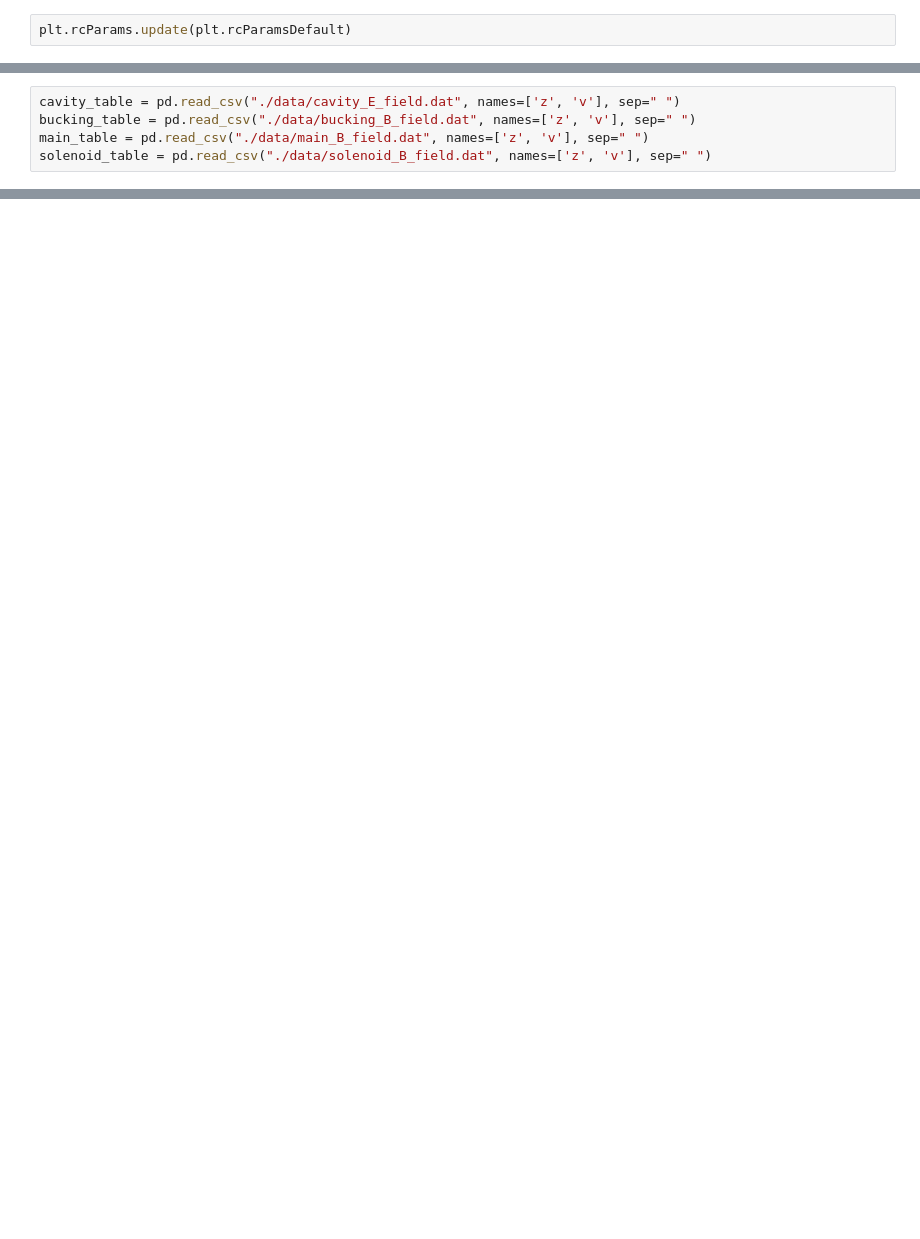
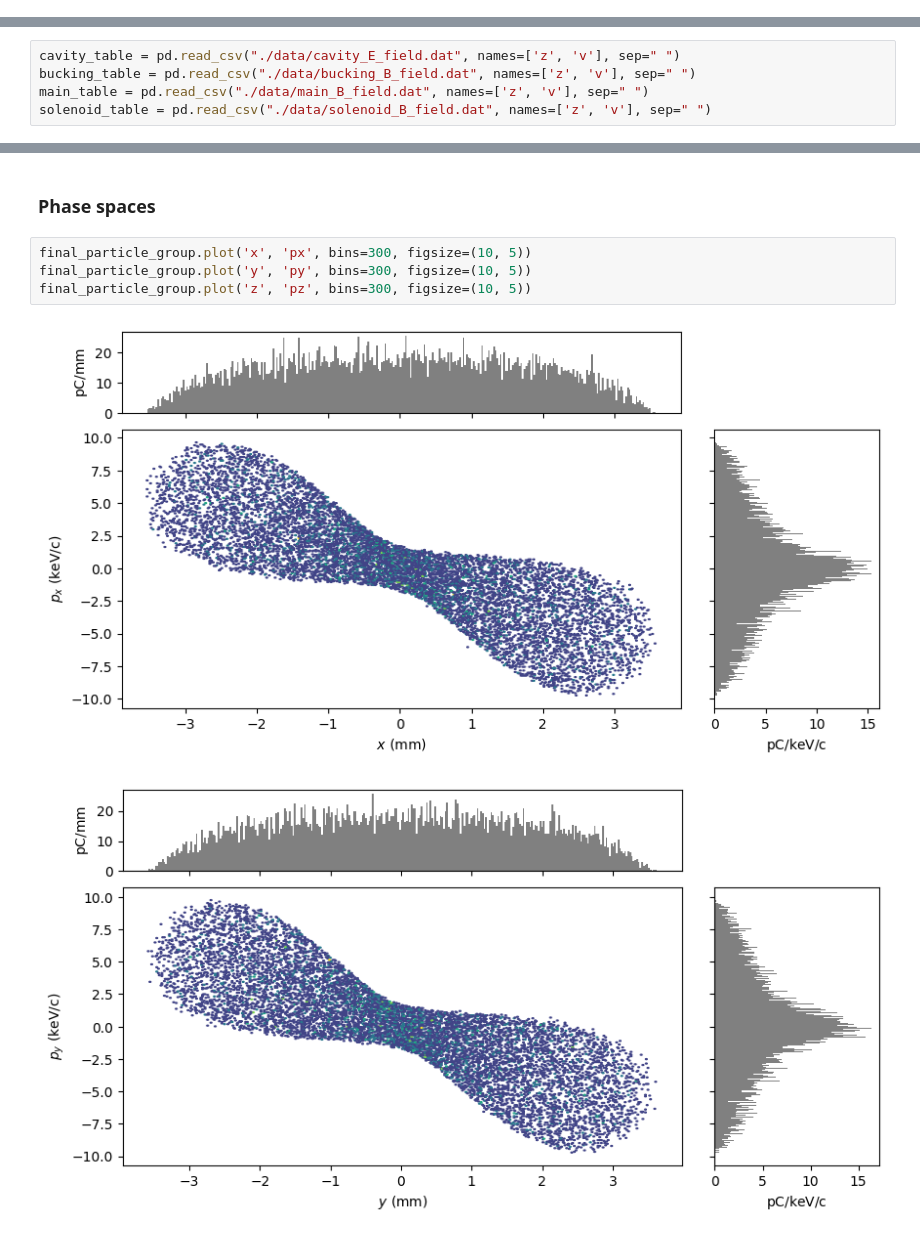
Before and after one commit to AlexanderKlemps/astra-web, a Jupyter notebook: examples/request_test.ipynb, the cells around one changed output, grey strips where cells are left out. Drawn from its saved outputs; the diff is of its cells as text; blank space fills up the shorter version.

```diff
--- a/examples/request_test.ipynb
+++ b/examples/request_test.ipynb
@@ -14,2 +0,0 @@ import os
-# %%
-plt.rcParams.update(plt.rcParamsDefault)
@@ -402,0 +271,9 @@ plt.show()
+# %% [markdown]
+### Phase spaces
+# %%
+final_particle_group.plot('x', 'px', bins=300, figsize=(10, 5))
+final_particle_group.plot('y', 'py', bins=300, figsize=(10, 5))
+final_particle_group.plot('z', 'pz', bins=300, figsize=(10, 5))
+# %% [output]
+[figure, added]
+[figure, added]
```
Also changed, not shown: parts of 73 cells of this notebook, 5 other files.
